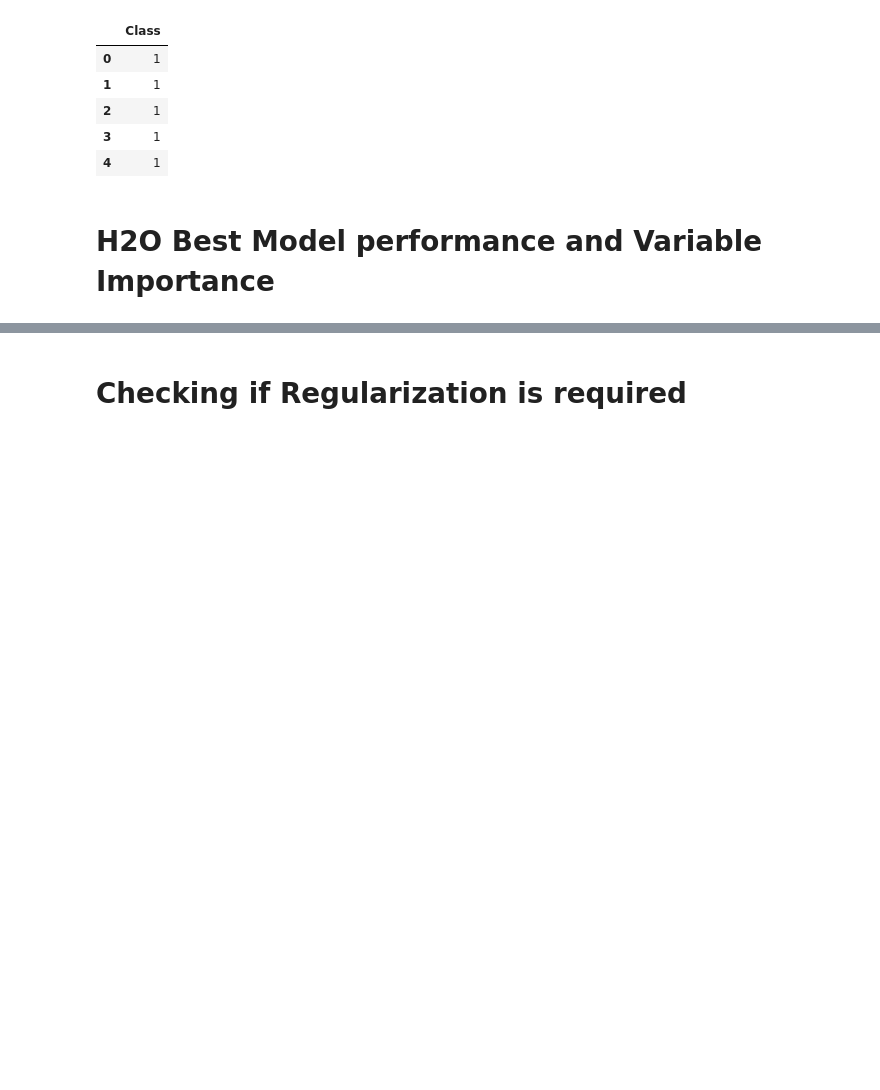
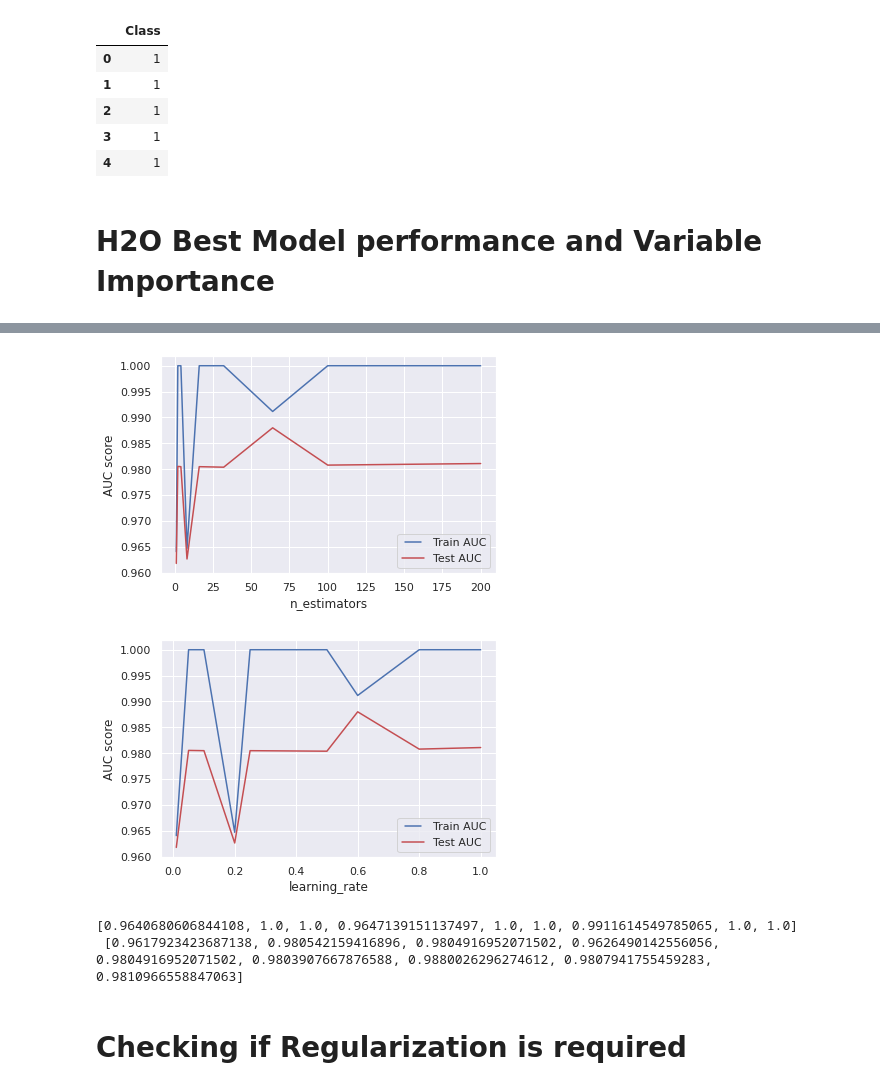
Before and after one commit to SaswatoB/Data-Science-Engineering-Methods, a Jupyter notebook: Rice_grain_classification.ipynb, the cells around one changed output, grey strips where cells are left out. Cells and saved outputs as stored; diff of their text form; code cells hidden in the pictures; blank space fills up the shorter version.

```diff
--- a/Rice_grain_classification.ipynb
+++ b/Rice_grain_classification.ipynb
@@ -681,0 +660,5 @@ weighted avg       0.99      0.99      0.99      3563
+# %%
+X = df1.iloc[:,:-1]
+y = df1.iloc[:,-1]
+# %%
+X_train, X_test, y_train, y_test = train_test_split(X, y, test_size=0.2, random_state=0)
@@ -682,3 +709,45 @@ weighted avg       0.99      0.99      0.99      3563
+# %%
+from matplotlib.legend_handler import HandlerLine2D
+n_estimators = [1, 2, 4, 8, 16, 32, 64, 100, 200]
+max_depthss = [1, 32, 32]
+learning_rates = [1, 0.5, 0.25, 0.1, 0.05, 0.01, 0.8, 0.6, 0.2]
+train_results = []
+test_results = []
+for i in range(len(n_estimators)):
+   model = GradientBoostingClassifier(n_estimators = n_estimators[i],learning_rate = learning_rates[i],max_depth = max_depthss[i%3], random_state=0)
+   model.fit(X_train, y_train)
+   train_pred = model.predict(X_train)
+   false_positive_rate, true_positive_rate, thresholds = roc_curve(y_train, train_pred)
+   roc_auc = auc(false_positive_rate, true_positive_rate)
+   train_results.append(roc_auc)
+   y_pred = model.predict(X_test)
+   false_positive_rate, true_positive_rate, thresholds = roc_curve(y_test, y_pred)
+   roc_auc = auc(false_positive_rate, true_positive_rate)
+   test_results.append(roc_auc)
+# %%
+learning_rates.sort()
+values = [n_estimators, learning_rates]
+for i in values:
+    line1, = plt.plot(i, train_results, 'b', label='Train AUC')
+    line2, = plt.plot(i, test_results, 'r', label='Test AUC')
+    plt.legend(handler_map={line1: HandlerLine2D(numpoints=2)})
+    plt.ylabel('AUC score')
+    if len(i) ==3:
+        plt.xlabel('max_depth')
+    else:
+        if i[-1] == 200:
+            plt.xlabel('n_estimators')
+        else:
+            plt.xlabel('learning_rate')
+    plt.show()
+# %% [output]
+[figure, added]
+[figure, added]
+# %%
+print(train_results," \n",test_results)
+# %% [output]
+[0.9640680606844108, 1.0, 1.0, 0.9647139151137497, 1.0, 1.0, 0.9911614549785065, 1.0, 1.0]
+ [0.9617923423687138, 0.980542159416896, 0.9804916952071502, 0.9626490142556056, 0.9804916952071502, 0.9803907667876588, 0.9880026296274612, 0.9807941755459283, 0.9810966558847063]
 # %% [markdown]
 # Checking if Regularization is required
 # %%
```
Also changed, not shown: parts of 29 cells of this notebook.
